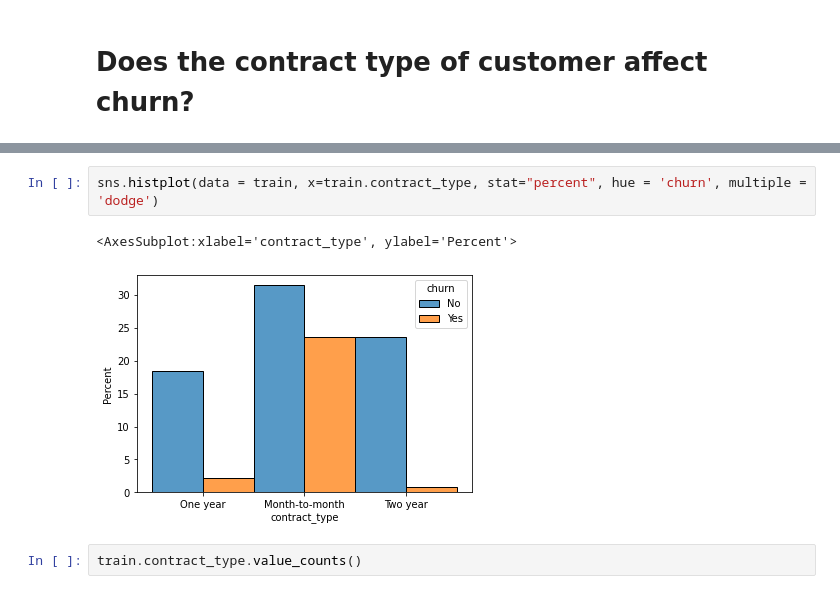
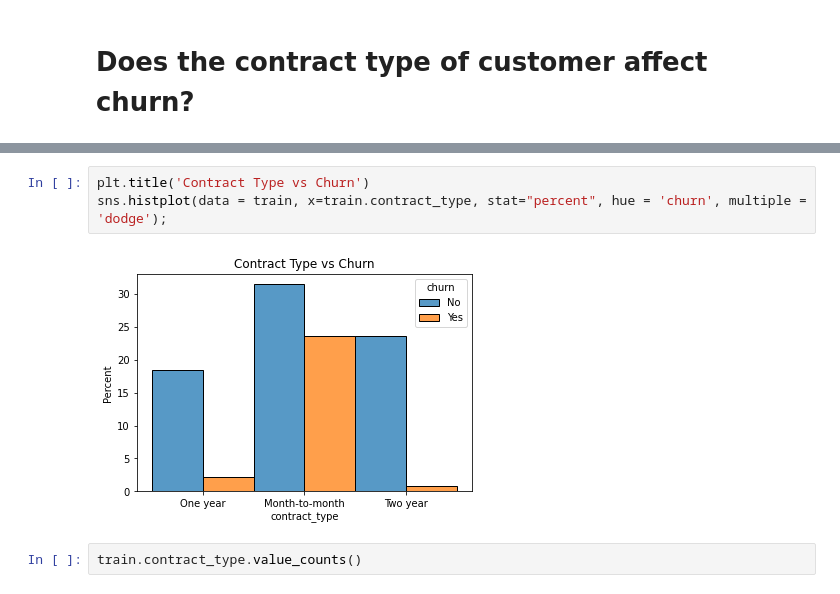
Before and after one commit to Yvette-Ibarra/classification-project, a Jupyter notebook: working_notebook.ipynb, the cells around one changed output, grey strips where cells are left out. Cells and saved outputs as stored; diff of their text form.

```diff
--- a/working_notebook.ipynb
+++ b/working_notebook.ipynb
@@ -597,8 +619,8 @@ sns.countplot(x=train.contract_type, data=train, hue = 'churn')
 # %%
-sns.histplot(data = train, x=train.contract_type, stat="percent", hue = 'churn', multiple = 'dodge')
+plt.title('Contract Type vs Churn')
+sns.histplot(data = train, x=train.contract_type, stat="percent", hue = 'churn', multiple = 'dodge');
 # %% [output]
-<AxesSubplot:xlabel='contract_type', ylabel='Percent'>
-[figure, old version]
+[figure, new version]
 # %%
 train.contract_type.value_counts()
 # %%
```
Also changed, not shown: parts of 73 cells of this notebook, 3 other files.
